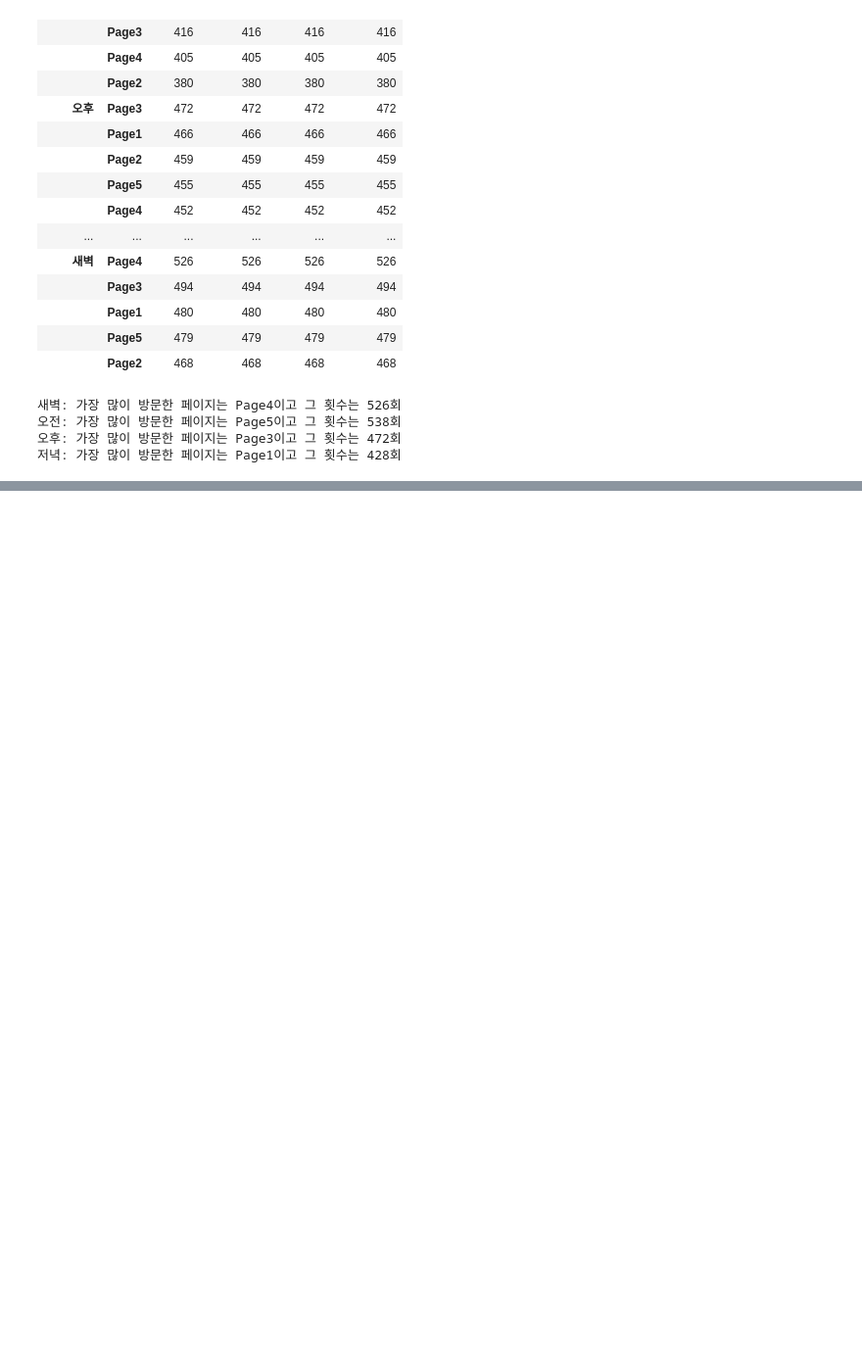
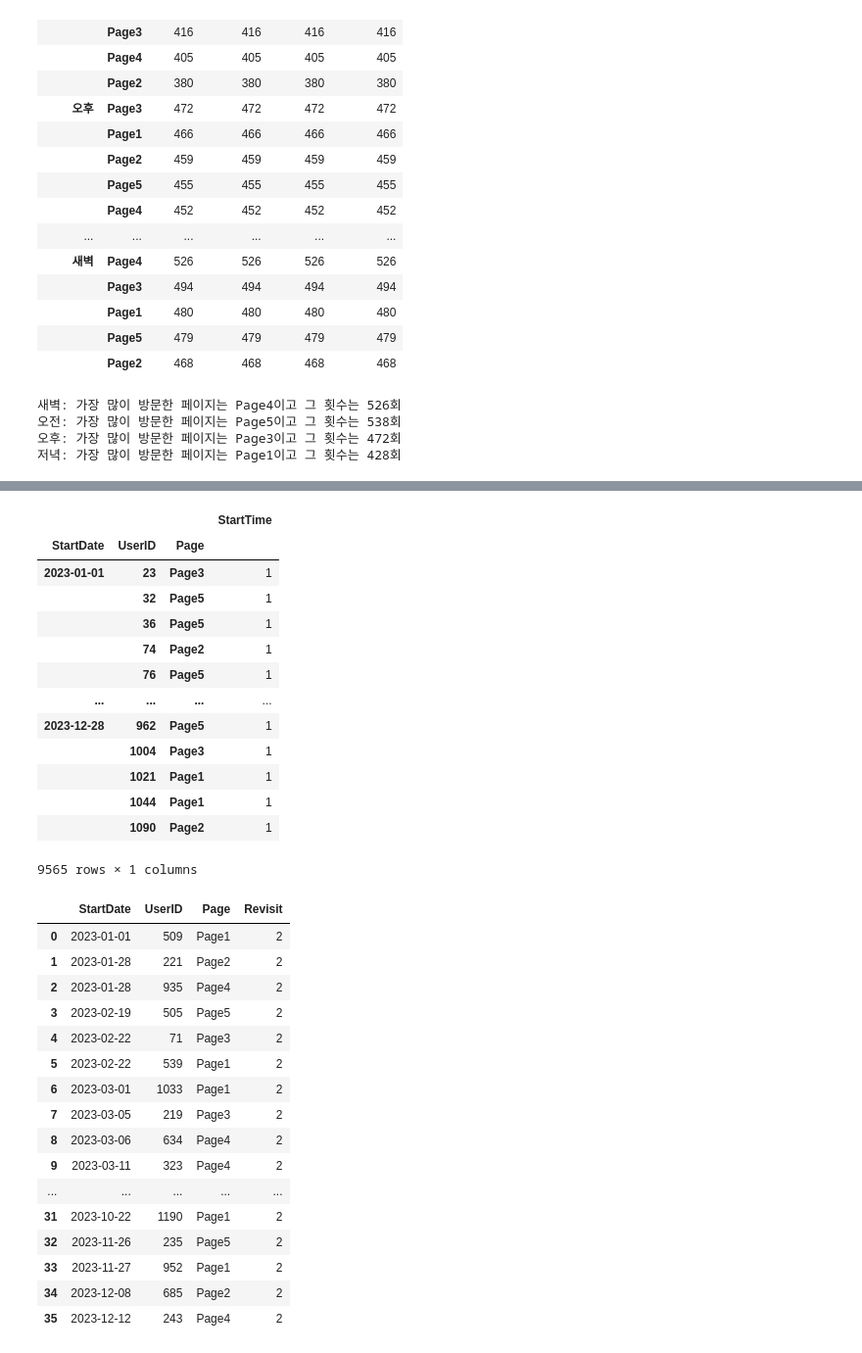
Before and after one commit to YoungriKIM/Engineer_Big_Data_Analysis, a Jupyter notebook: kaggle_BDCKR/case_1/T1-34_pattern-py.ipynb, the cells around one changed output, grey strips where cells are left out. Shown at 98% size. Cells and saved outputs as stored; diff of their text form; code cells hidden in the pictures; blank space fills up the shorter version.

```diff
--- a/kaggle_BDCKR/case_1/T1-34_pattern-py.ipynb
+++ b/kaggle_BDCKR/case_1/T1-34_pattern-py.ipynb
@@ -194,6 +177,10 @@ print(timeslot_df.groupby(['TimeSlot', 'Page']).count().sort_values('DwellHour',
     # 재방문한 사용자들의 데이터를 분석하여,
     # 재방문한 날짜별 총 방문 페이지 수를 구하고
     # 가장 재방문이 많은 월을 정수로 구하시오
+# 복사해서 사용
 df_third = df.copy()
-df_third.StartTime.dt.date.apply(lambda x:str(x))
+# StartTime에서 날짜만 빼서 StartDate로 열 추가
+df_third['StartDate'] = df_third.StartTime.dt.date
+print(df_third.dtypes)
+df_third
 # %% [output]
@@ -232,0 +207,40 @@ Name: StartTime, Length: 9601, dtype: object
+# %%
+# 같은 날짜-같은 유저-방문한 페이지 보기 위해 그룹핑해서 count
+grouped_df_third = pd.DataFrame(df_third.groupby(['StartDate', 'UserID', 'Page']).count().StartTime)
+display(grouped_df_third)
+# StartTime이 1보다 큰 경우만 남기고 reset_index해서 멀티인덱스를 행으로 옮기고 컬럼 이름 지정
+over_1_df = grouped_df_third[grouped_df_third.StartTime > 1].reset_index()
+over_1_df.columns = ['StartDate', 'UserID', 'Page', 'Revisit']
+over_1_df
+# %% [output]
+|  |  |  | StartTime |
+| StartDate | UserID | Page |  |
+| 2023-01-01 | 23 | Page3 | 1 |
+|  | 32 | Page5 | 1 |
+|  | 36 | Page5 | 1 |
+|  | 74 | Page2 | 1 |
+|  | 76 | Page5 | 1 |
+| ... | ... | ... | ... |
+| 2023-12-28 | 962 | Page5 | 1 |
+|  | 1004 | Page3 | 1 |
+|  | 1021 | Page1 | 1 |
+|  | 1044 | Page1 | 1 |
+|  | 1090 | Page2 | 1 |
+9565 rows × 1 columns
+|  | StartDate | UserID | Page | Revisit |
+| 0 | 2023-01-01 | 509 | Page1 | 2 |
+| 1 | 2023-01-28 | 221 | Page2 | 2 |
+| 2 | 2023-01-28 | 935 | Page4 | 2 |
+| 3 | 2023-02-19 | 505 | Page5 | 2 |
+| 4 | 2023-02-22 | 71 | Page3 | 2 |
+| 5 | 2023-02-22 | 539 | Page1 | 2 |
+| 6 | 2023-03-01 | 1033 | Page1 | 2 |
+| 7 | 2023-03-05 | 219 | Page3 | 2 |
+| 8 | 2023-03-06 | 634 | Page4 | 2 |
+| 9 | 2023-03-11 | 323 | Page4 | 2 |
+| ... | ... | ... | ... | ... |
+| 31 | 2023-10-22 | 1190 | Page1 | 2 |
+| 32 | 2023-11-26 | 235 | Page5 | 2 |
+| 33 | 2023-11-27 | 952 | Page1 | 2 |
+| 34 | 2023-12-08 | 685 | Page2 | 2 |
+| 35 | 2023-12-12 | 243 | Page4 | 2 |
```
Also changed, not shown: parts of 8 cells of this notebook.
